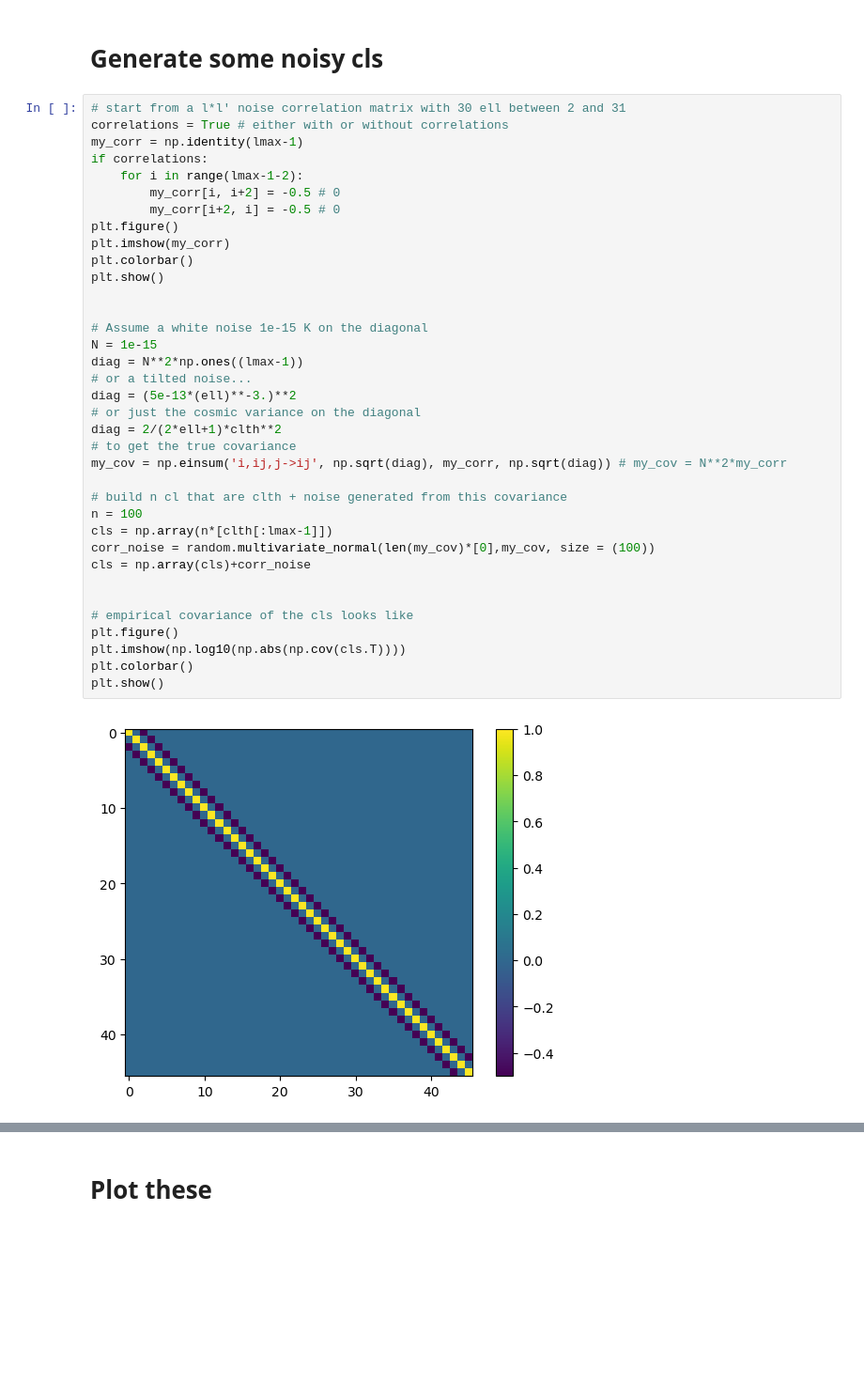
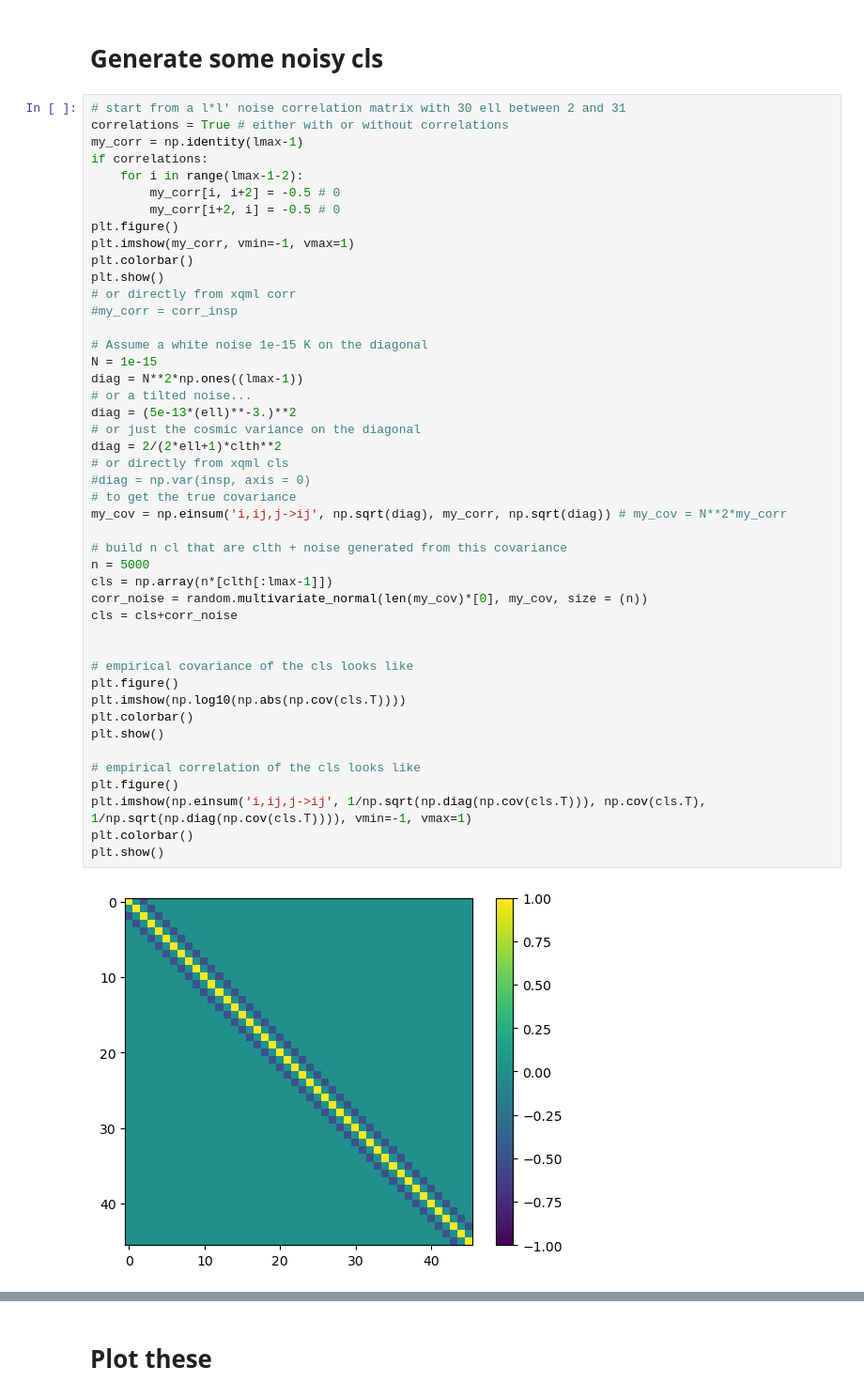
Before and after one commit to gweymann2/LB-related, a Jupyter notebook: tests cross clean.ipynb, the cells around one changed output, grey strips where cells are left out. Shown at 94% size. Drawn from its saved outputs; the diff is of its cells as text; blank space fills up the shorter version.

```diff
--- a/tests cross clean.ipynb
+++ b/tests cross clean.ipynb
@@ -53,36 +77,45 @@ ell = np.arange(2, lmax+1, 1)
 correlations = True # either with or without correlations
 my_corr = np.identity(lmax-1)
 if correlations:
     for i in range(lmax-1-2):
         my_corr[i, i+2] = -0.5 # 0
         my_corr[i+2, i] = -0.5 # 0
 plt.figure()
-plt.imshow(my_corr)
+plt.imshow(my_corr, vmin=-1, vmax=1)
 plt.colorbar()
 plt.show()
-
+# or directly from xqml corr
+#my_corr = corr_insp
 
 # Assume a white noise 1e-15 K on the diagonal
 N = 1e-15
 diag = N**2*np.ones((lmax-1))
 # or a tilted noise...
 diag = (5e-13*(ell)**-3.)**2
 # or just the cosmic variance on the diagonal
 diag = 2/(2*ell+1)*clth**2
+# or directly from xqml cls
+#diag = np.var(insp, axis = 0)
 # to get the true covariance
 my_cov = np.einsum('i,ij,j->ij', np.sqrt(diag), my_corr, np.sqrt(diag)) # my_cov = N**2*my_corr
 
 # build n cl that are clth + noise generated from this covariance
-n = 100
+n = 5000
 cls = np.array(n*[clth[:lmax-1]])
-corr_noise = random.multivariate_normal(len(my_cov)*[0],my_cov, size = (100))
-cls = np.array(cls)+corr_noise
+corr_noise = random.multivariate_normal(len(my_cov)*[0], my_cov, size = (n))
+cls = cls+corr_noise
 
 
 # empirical covariance of the cls looks like
 plt.figure()
 plt.imshow(np.log10(np.abs(np.cov(cls.T))))
 plt.colorbar()
 plt.show()
+
+# empirical correlation of the cls looks like
+plt.figure()
+plt.imshow(np.einsum('i,ij,j->ij', 1/np.sqrt(np.diag(np.cov(cls.T))), np.cov(cls.T), 1/np.sqrt(np.diag(np.cov(cls.T)))), vmin=-1, vmax=1)
+plt.colorbar()
+plt.show()
 # %% [output]
-[figure, old version]
+[figure, new version]
```
Also changed, not shown: parts of 16 cells of this notebook.
